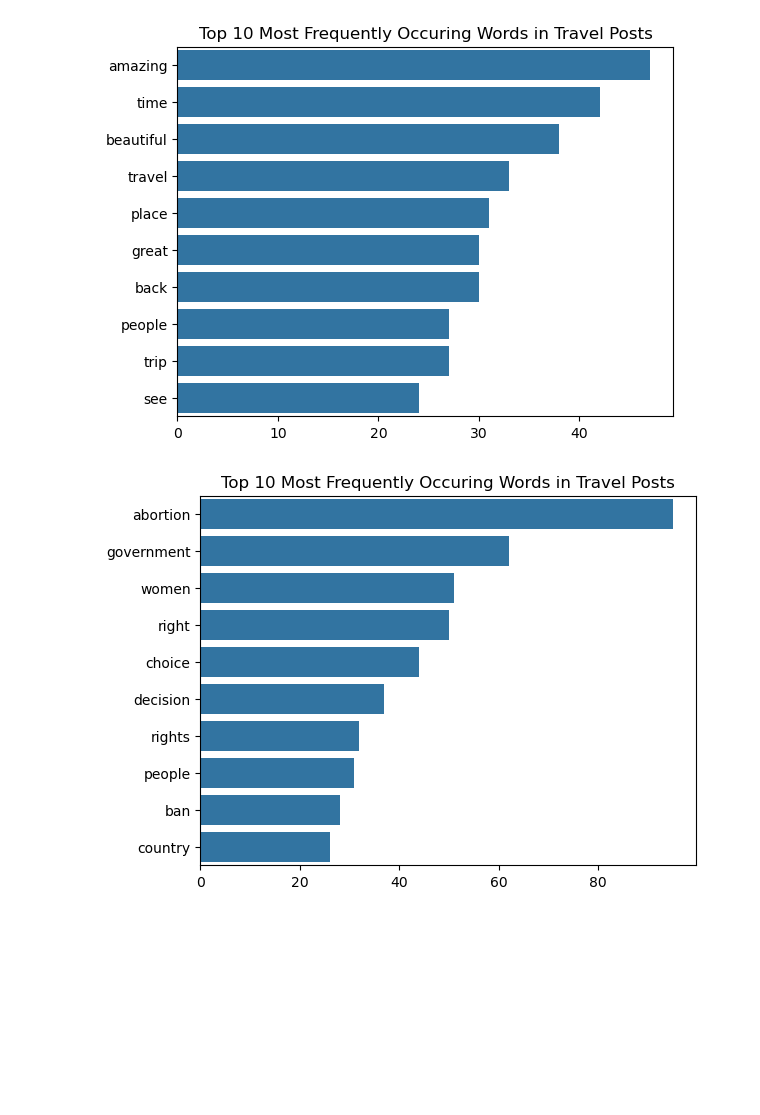
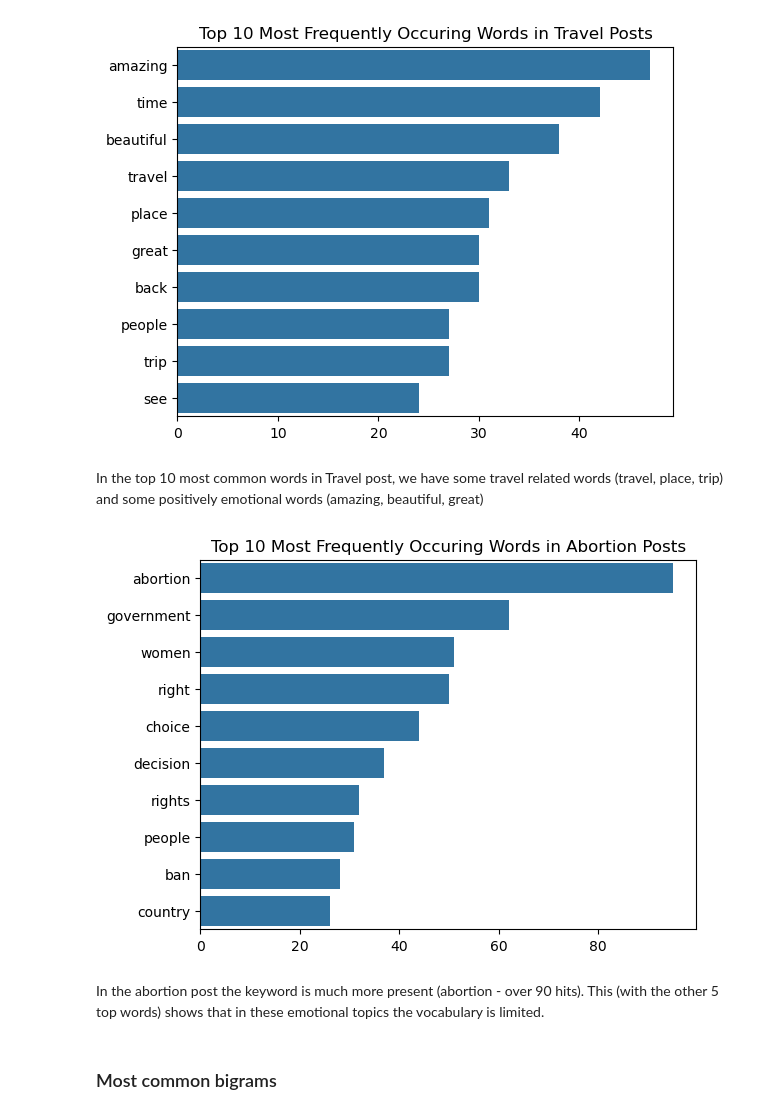
Before and after one commit to jfpio/narcissistic-twitter, a Jupyter notebook: notebooks/exploratory_data_analysis.ipynb, the cells around one changed output. Drawn from its saved outputs; the diff is of its cells as text; code cells hidden in the pictures; blank space fills up the shorter version.

```diff
--- a/notebooks/exploratory_data_analysis.ipynb
+++ b/notebooks/exploratory_data_analysis.ipynb
@@ -208,0 +222,6 @@ data[['POST___ABORTION','POST___TRAVEL',
+# %%
+# Getting word count of the post_abortion and post_travel columns
+data['word_count_abor'] = data['post_abortion'].apply(word_count)
+data['word_count_trav'] = data['post_travel'].apply(word_count)
+data[['post_abortion','post_travel','word_count_abor',
+      'word_count_trav']].head(5)
@@ -241,7 +275,7 @@ def clean(review):
                        if word not in stopwords.words('english')])
     return review
 # %%
-data['POST___ABORTION'] = data['POST___ABORTION'].apply(clean)
-data['POST___TRAVEL'] = data['POST___TRAVEL'].apply(clean)
+data['post_abortion'] = data['post_abortion'].apply(clean)
+data['post_travel'] = data['post_travel'].apply(clean)
 data.head(2)
 # %% [output]
@@ -254,7 +289,7 @@ def corpus(text):
     text_list = text.split()
     return text_list
 # %%
-data['POST___ABORTION_lists'] = data['POST___ABORTION'].apply(corpus)
-data['POST___TRAVEL_lists'] = data['POST___TRAVEL'].apply(corpus)
+data['post_abortion_lists'] = data['post_abortion'].apply(corpus)
+data['post_travel_lists'] = data['post_travel'].apply(corpus)
 data.head(2)
 # %% [output]
@@ -265,9 +300,10 @@ data.head(2)
 # %%
+# Count the number of words in the corpus
 corpus_ab = []
 corpus_tr = []
-for text in data['POST___ABORTION_lists']:
+for text in data['post_abortion_lists']:
     corpus_ab += text
-for text in data['POST___TRAVEL_lists']:
+for text in data['post_travel_lists']:
     corpus_tr += text
 print(f"Abortion total words:\t{len(corpus_ab)} \nTravel total words:\t{len(corpus_tr)}")
 # %% [output]
@@ -288,18 +327,24 @@ plt.title('Top 10 Most Frequently Occuring Words in Travel Posts')
 plt.show()
 # %% [output]
 [figure]
+# %% [markdown]
+In the top 10 most common words in Travel post, we have some travel related words (travel, place, trip) and some positively emotional words (amazing, beautiful,
+great)
 # %%
 words = []
 freq = []
 for word, count in mostCommon_ab:
     words.append(word)
     freq.append(count)
 
 sns.barplot(x=freq, y=words)
-plt.title('Top 10 Most Frequently Occuring Words in Travel Posts')
+plt.title('Top 10 Most Frequently Occuring Words in Abortion Posts')
 plt.show()
 # %% [output]
-[figure, old version]
+[figure, new version]
+# %% [markdown]
+In the abortion post the keyword is much more present (abortion - over 90 hits). This (with the other 5 top words) shows that in these emotional topics the vocabulary
+is limited.
 # %%
 def bigram_freq(column):
     cv = CountVectorizer(ngram_range=(2,2))
@@ -310,5 +355,7 @@ def bigram_freq(column):
                 for k, i in cv.vocabulary_.items()], reverse = True))
     bigram_freq.columns = ["frequency", "bigram"]
     return bigram_freq
+# %% [markdown]
+### Most common bigrams
 # %%
 cv = CountVectorizer(ngram_range=(2,2))
```
Also changed, not shown: parts of 58 cells of this notebook, 1 other file.
